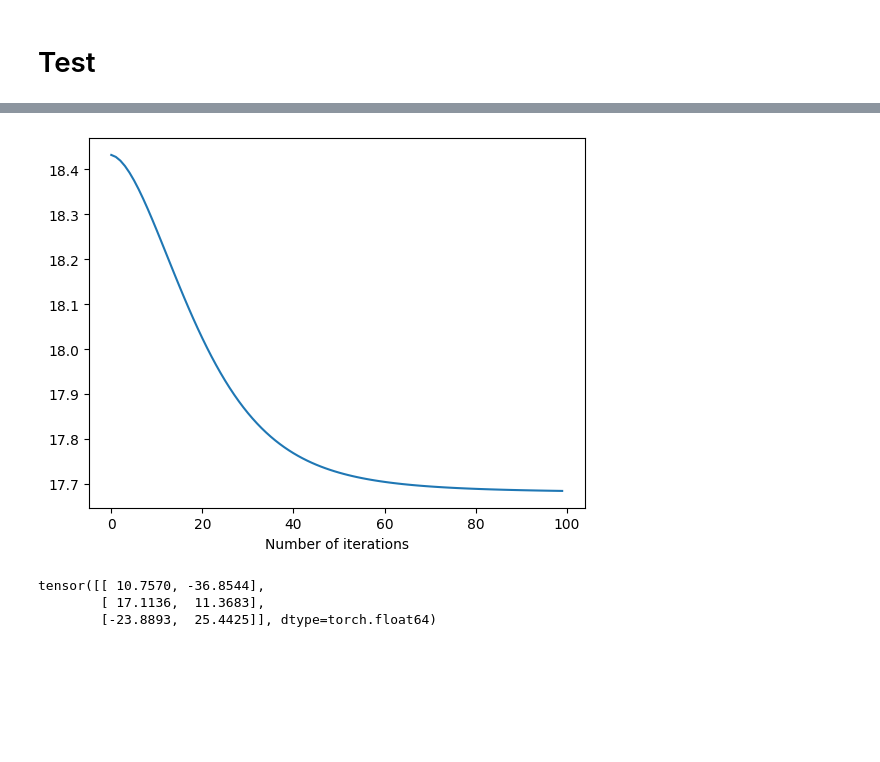
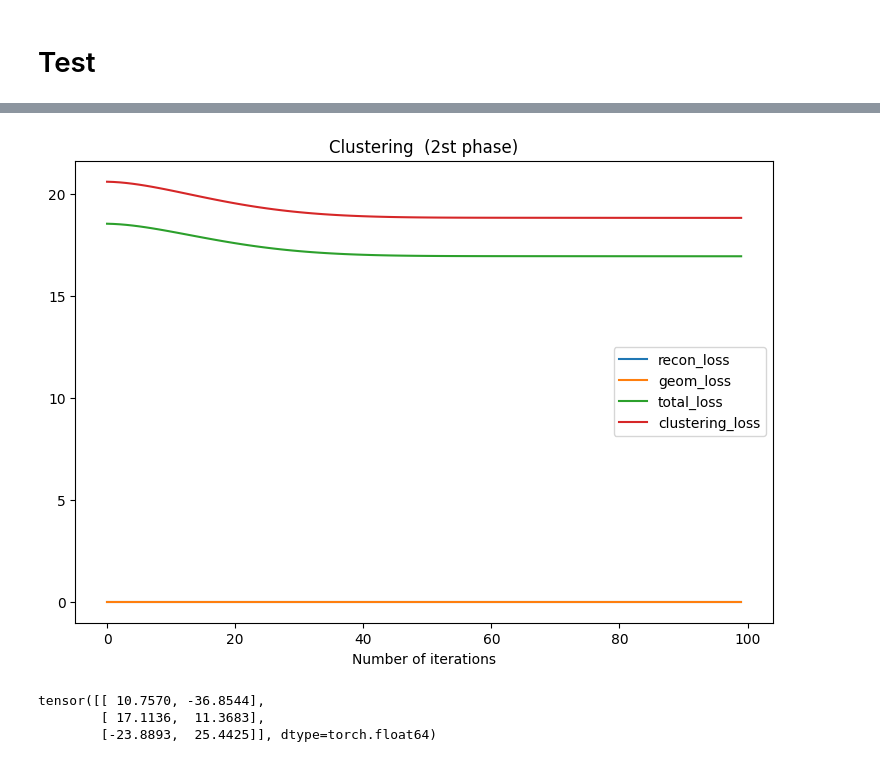
Before and after one commit to AlkinEmil/DeepClusteringForTexts, a Jupyter notebook: experiments_for_synthetic_data.ipynb, the cells around one changed output, grey strips where cells are left out. Cells and saved outputs as stored; diff of their text form; code cells hidden in the pictures; blank space fills up the shorter version.

```diff
--- a/experiments_for_synthetic_data.ipynb
+++ b/experiments_for_synthetic_data.ipynb
@@ -113,6 +94,0 @@ losses = train(model, data, optimizer, N_ITERS, device)
-# %%
-plt.plot(np.arange(len(losses)), losses, label="total loss")
-plt.xlabel("Number of iterations")
-plt.show()
-# %% [output]
-[figure, removed]
@@ -119,3 +97,7 @@ plt.show()
+# %%
+plot_losses(losses, "Clustering  (2st phase)")
+# %% [output]
+[figure, added]
 # %%
 torch.tensor(kmeans.cluster_centers_)
 # %% [output]
```
Also changed, not shown: parts of 19 cells of this notebook, 2 other files.
